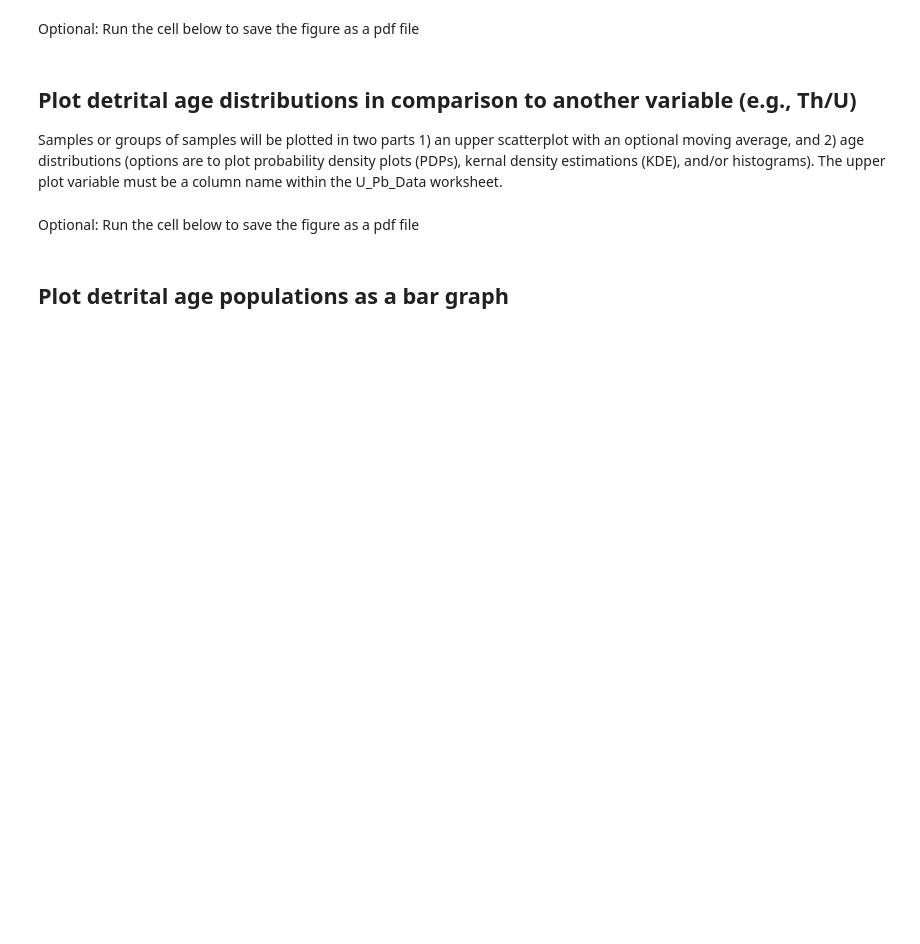
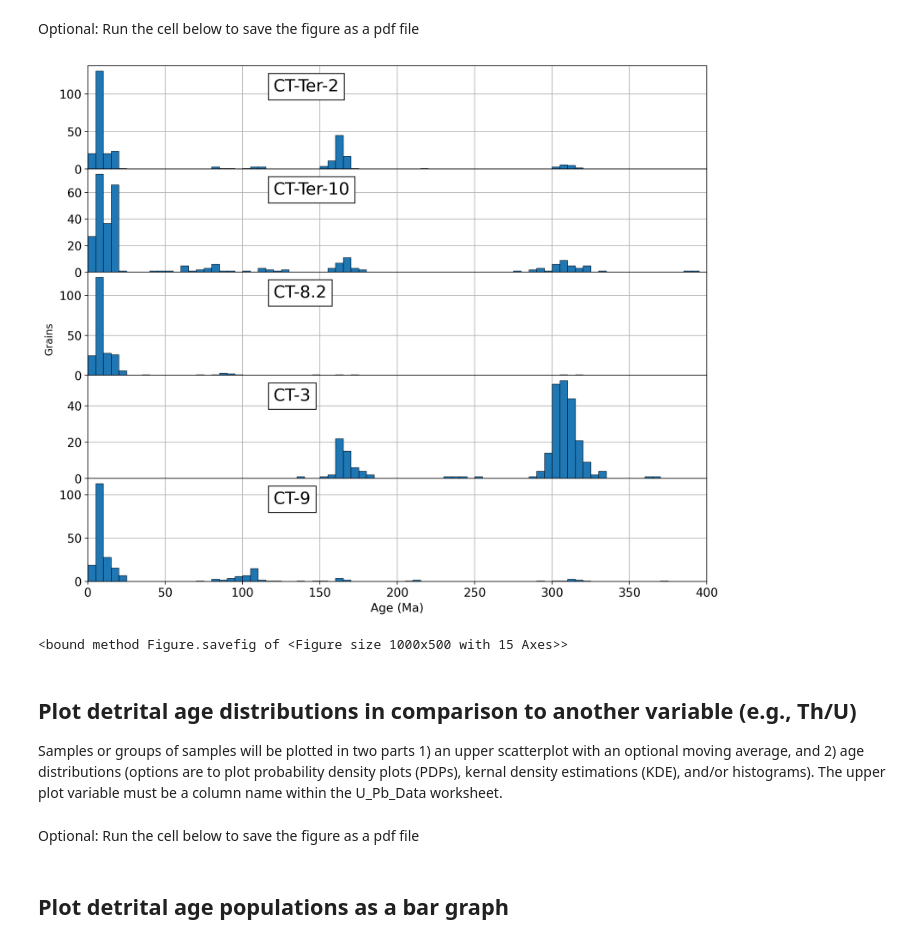
Before and after one commit to GrantPLong/AndesTG, a Jupyter notebook: Mataquito/Coastal_outcrop/detritalPy/detritalPy_coastal.ipynb, the cells around one changed output. Drawn from its saved outputs; the diff is of its cells as text; code cells hidden in the pictures; blank space fills up the shorter version.

```diff
--- a/Mataquito/Coastal_outcrop/detritalPy/detritalPy_coastal.ipynb
+++ b/Mataquito/Coastal_outcrop/detritalPy/detritalPy_coastal.ipynb
@@ -121,6 +121,64 @@ Optional: Run the cell below to save the figure as a pdf file
 # %%
 pathlib.Path('Output').mkdir(parents=True, exist_ok=True) # Recursively creates the directory and does not raise an exception if the directory already exists
 fig.savefig('Output/DZageDistributions.png')
+# %%
+import pandas as pd
+import matplotlib.pyplot as plt
+import numpy as np
+
+# File paths
+files = ['/Users/Glong1/Desktop/Andes/AndesTG/Mataquito/Coastal_outcrop/Spreadsheets/CT-1-11_ZrUPb_datasheets.xlsx',
+         '/Users/Glong1/Desktop/Andes/AndesTG/Mataquito/Coastal_outcrop/Spreadsheets/CT-Ter_ZrUPb_datasheets.xlsx']
+
+samples = ['CT-Ter-2', 'CT-Ter-10', 'CT-8.2', 'CT-3', 'CT-9']
+
+# Load and filter data
+dfs = []
+for f in files:
+    df = pd.read_excel(f, sheet_name='ZrUPb')
+    df = df[df['Sample_ID'].isin(samples)]
+    df = df[df['BestAge'] <= 400]
+    dfs.append(df)
+
+data = pd.concat(dfs, ignore_index=True)
+
+# Bins
+bins = np.arange(0, 405, 5)
+
+# Create figure with subplots
+fig4, axes = plt.subplots(len(samples), 1, figsize=(12, 10), sharex=True)
+
+# Plot each sample
+for i, sample in enumerate(samples):
+    sample_data = data[data['Sample_ID'] == sample]['BestAge']
+
+    # Create histogram first
+    axes[i].hist(sample_data, bins=bins, edgecolor='black', linewidth=0.5)
+
+    # Add grid after (so it's behind the bars)
+    axes[i].grid(True, alpha=1, zorder=0)
+    axes[i].set_axisbelow(True)
+
+    # Add sample name inside the plot (top-right corner)
+    axes[i].text(0.3, 0.8, sample, transform=axes[i].transAxes,
+                 fontsize=20, verticalalignment='center', horizontalalignment='left',
+                 bbox=dict(boxstyle='square', facecolor='white', alpha=1))
+
+    axes[i].set_xlim(0, 400)
+
+# No spacing between plots
+plt.subplots_adjust(hspace=0, left=0.1, right=0.95, top=0.95, bottom=0.1)
+
+# Add single y-axis label in the middle
+fig4.text(0.04, 0.5, 'Grains', va='center', rotation='vertical', fontsize=12)
+
+# Add x-axis label to bottom plot
+axes[-1].set_xlabel('Age (Ma)')
+
+plt.show()
+# %% [output]
+[figure, added]
+<bound method Figure.savefig of <Figure size 1000x500 with 15 Axes>>
 # %% [markdown]
 ## Plot detrital age distributions in comparison to another variable (e.g., Th/U)
 Samples or groups of samples will be plotted in two parts 1) an upper scatterplot with an optional moving average, and 2) age distributions (options are to plot probability density plots (PDPs), kernal density estimations (KDE), and/or histograms). The upper plot variable must be a column name within the U_Pb_Data worksheet.
```
Also changed, not shown: parts of 1 cell of this notebook, 24 other files.
